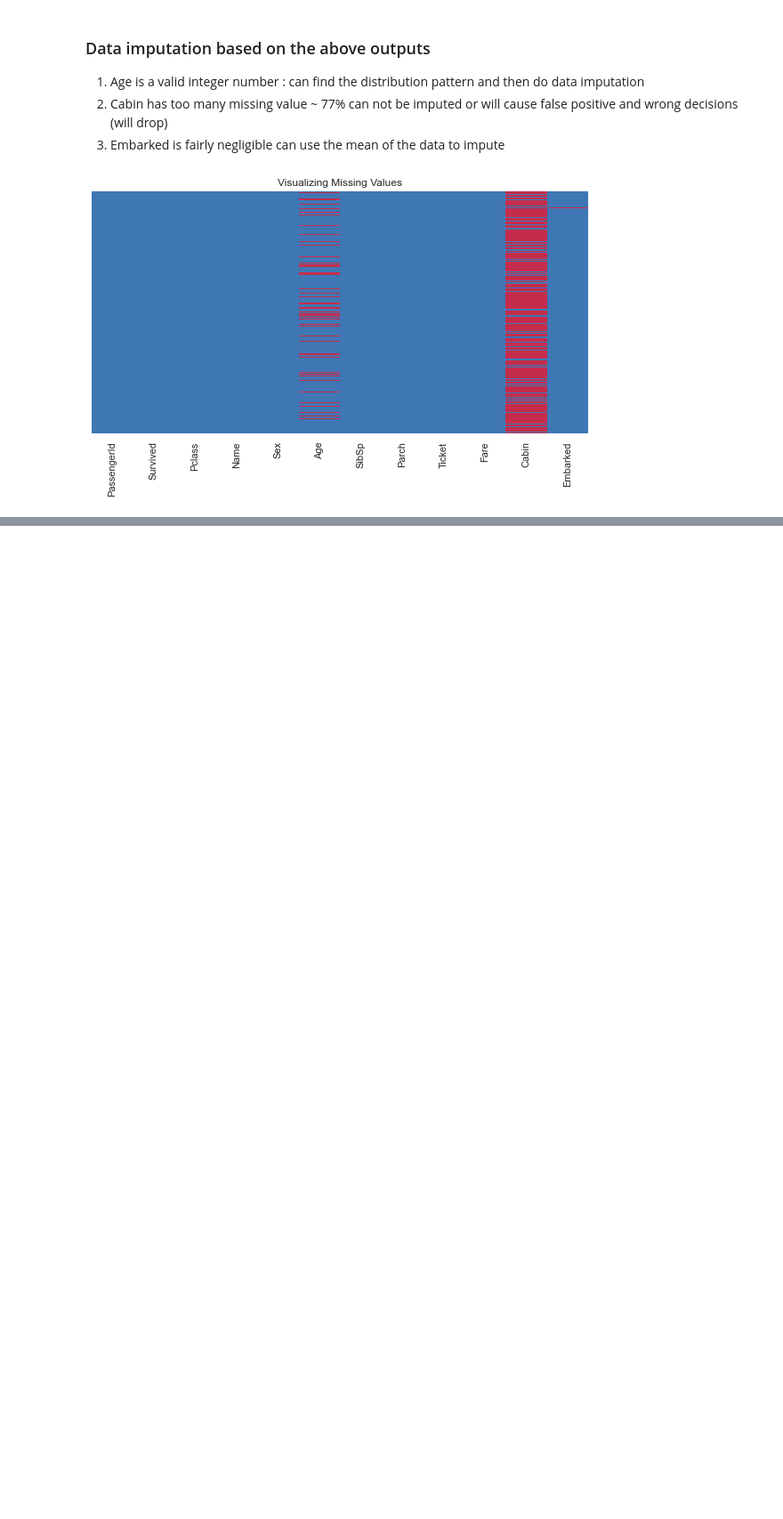
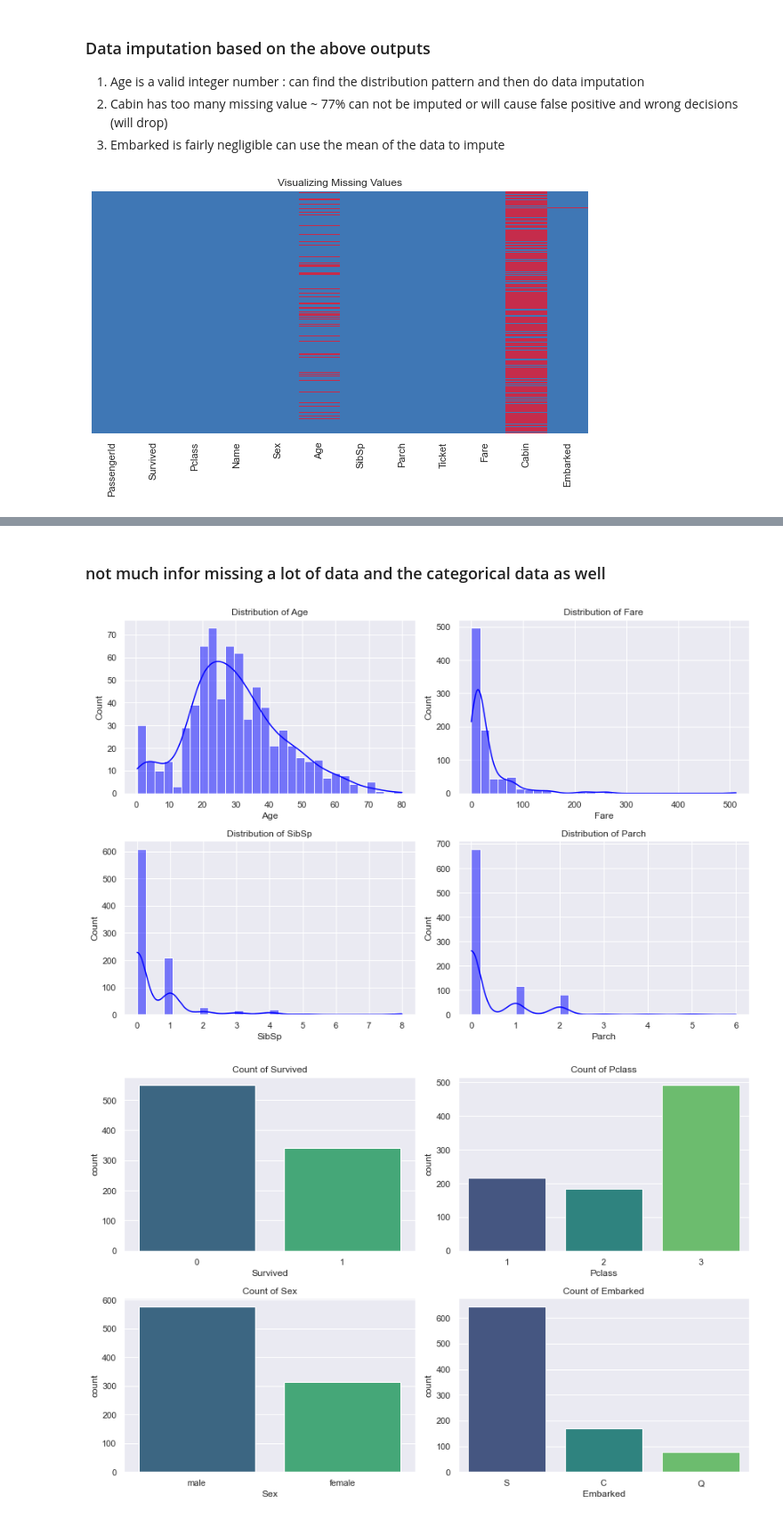
Before and after one commit to Swapnil-Trivedi/E0_270_0__ML_2025, a Jupyter notebook: assignment-01/data/data_exploration.ipynb, the cells around one changed output, grey strips where cells are left out. Shown at 89% size. Cells and saved outputs as stored; diff of their text form; code cells hidden in the pictures; blank space fills up the shorter version.

```diff
--- a/assignment-01/data/data_exploration.ipynb
+++ b/assignment-01/data/data_exploration.ipynb
@@ -105,0 +114,31 @@ sns.heatmap(data.isnull(), cbar=False, cmap=sns.color_palette("Spectral_r", n_co
+# %% [markdown]
+### not much infor missing a lot of data and the categorical data as well
+# %%
+# Define numerical and categorical features separately
+num_features = ["Age", "Fare", "SibSp", "Parch"]
+cat_features = ["Survived", "Pclass", "Sex", "Embarked"]
+
+# Plot histograms for numerical features
+fig, axes = plt.subplots(2, 2, figsize=(12, 8))
+axes = axes.flatten()
+
+for i, col in enumerate(num_features):
+    sns.histplot(data[col], bins=30, kde=True, ax=axes[i], color="blue")
+    axes[i].set_title(f"Distribution of {col}")
+
+plt.tight_layout()
+plt.show()
+
+# Plot bar charts for categorical features
+fig, axes = plt.subplots(2, 2, figsize=(12, 8))
+axes = axes.flatten()
+
+for i, col in enumerate(cat_features):
+    sns.countplot(x=data[col], palette="viridis", ax=axes[i])
+    axes[i].set_title(f"Count of {col}")
+
+plt.tight_layout()
+plt.show()
+# %% [output]
+[figure, added]
+[figure, added]
```
Also changed, not shown: parts of 6 cells of this notebook.
